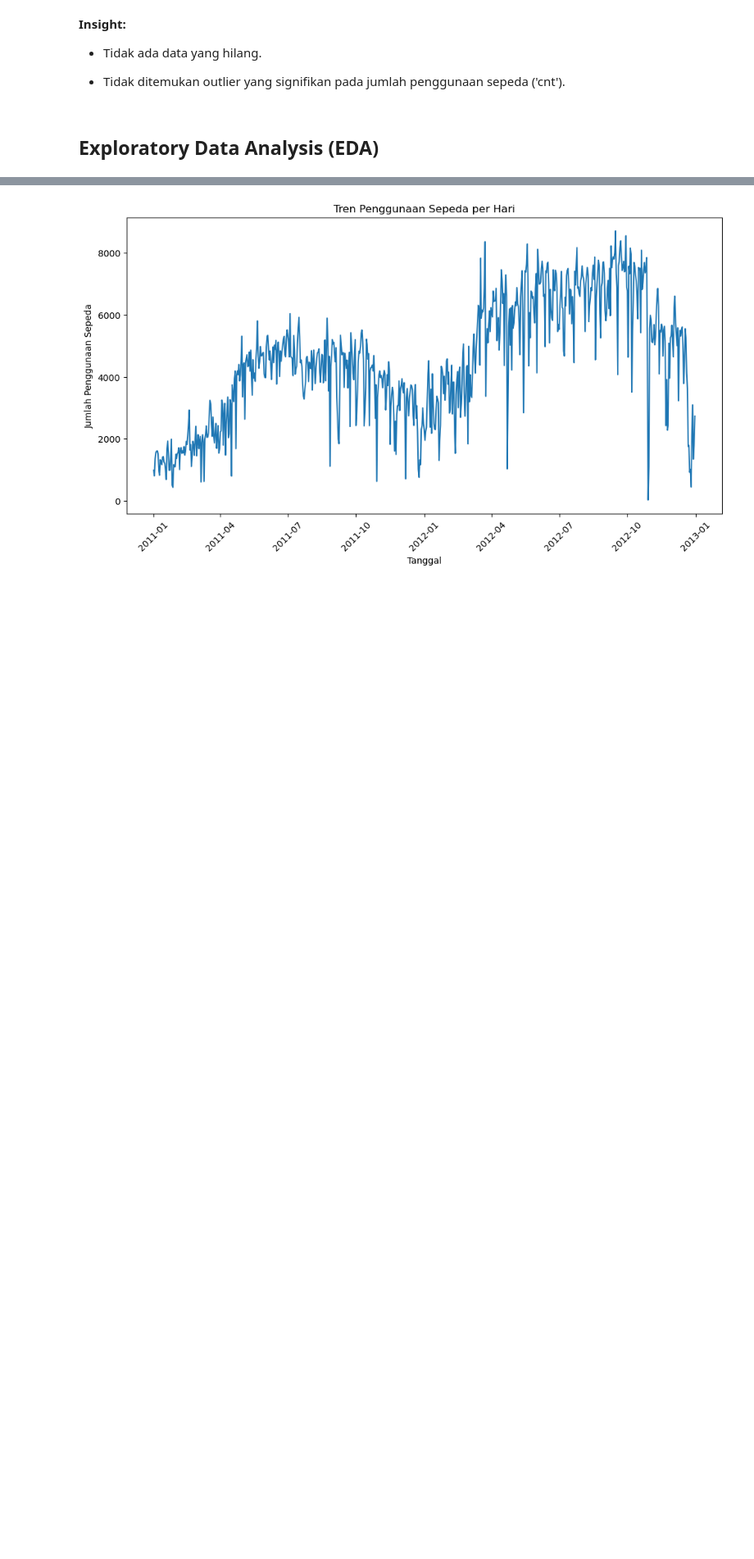
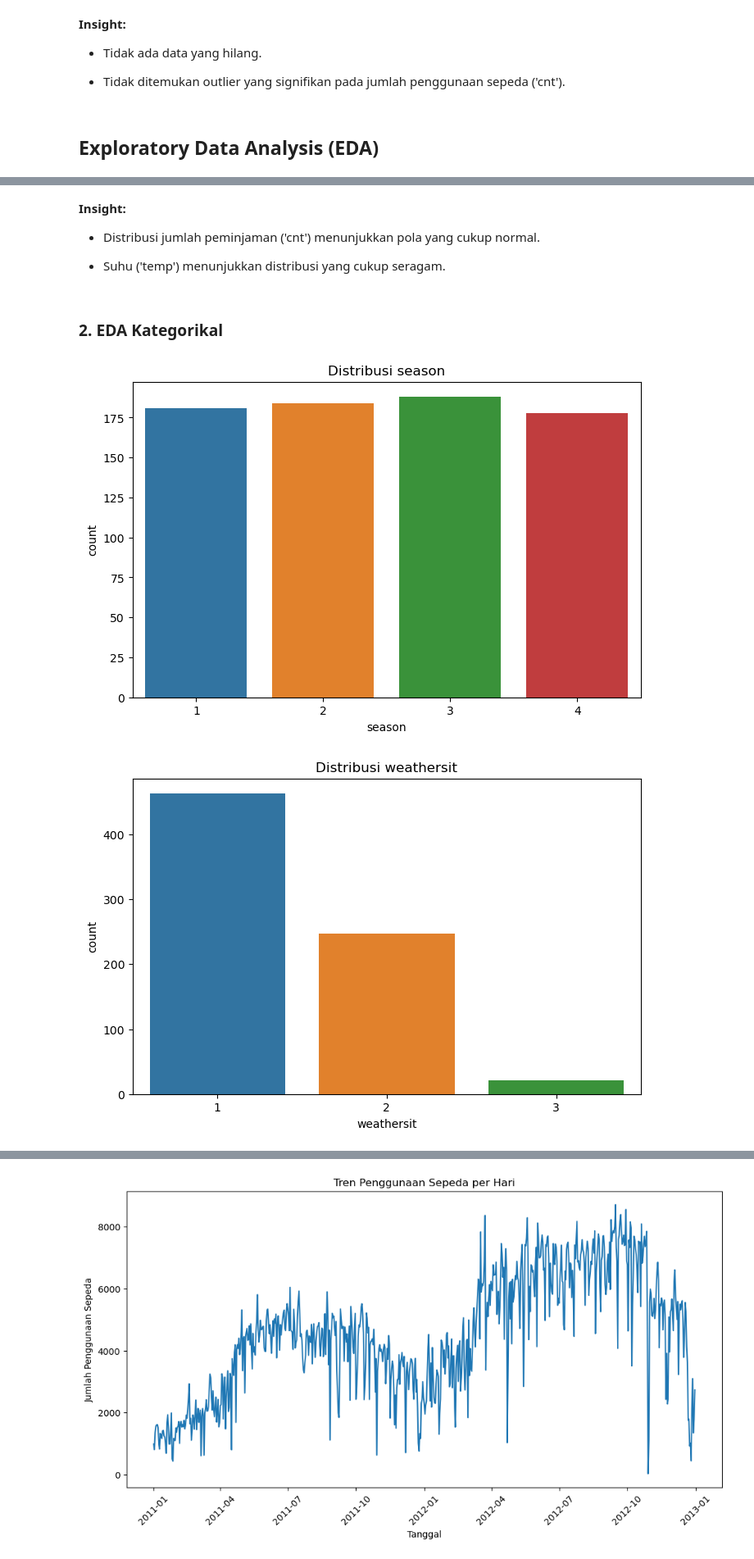
Before and after one commit to TrizzlyGH/DatSci-Dicoding-Nasywan, a Jupyter notebook: notebook.ipynb, the cells around one changed output, grey strips where cells are left out. Shown at 82% size. Saved outputs shown, nothing was run; the diff lists cells and outputs as text; code cells hidden in the pictures; blank space fills up the shorter version.

```diff
--- a/notebook.ipynb
+++ b/notebook.ipynb
@@ -110,0 +127,19 @@ plot_boxplot(day_data, 'cnt')
+# %% [markdown]
+ **Insight:**
+
+ - Distribusi jumlah peminjaman ('cnt') menunjukkan pola yang cukup normal.
+
+ - Suhu ('temp') menunjukkan distribusi yang cukup seragam.
+# %% [markdown]
+ ### 2. EDA Kategorikal
+# %%
+categorical_cols = ['season', 'weathersit']
+
+for col in categorical_cols:
+    plt.figure(figsize=(8, 5))
+    sns.countplot(x=day_data[col])
+    plt.title(f'Distribusi {col}')
+    plt.show()
+# %% [output]
+[figure, added]
+[figure, added]
```
Also changed, not shown: parts of 11 cells of this notebook, 2 other files.
